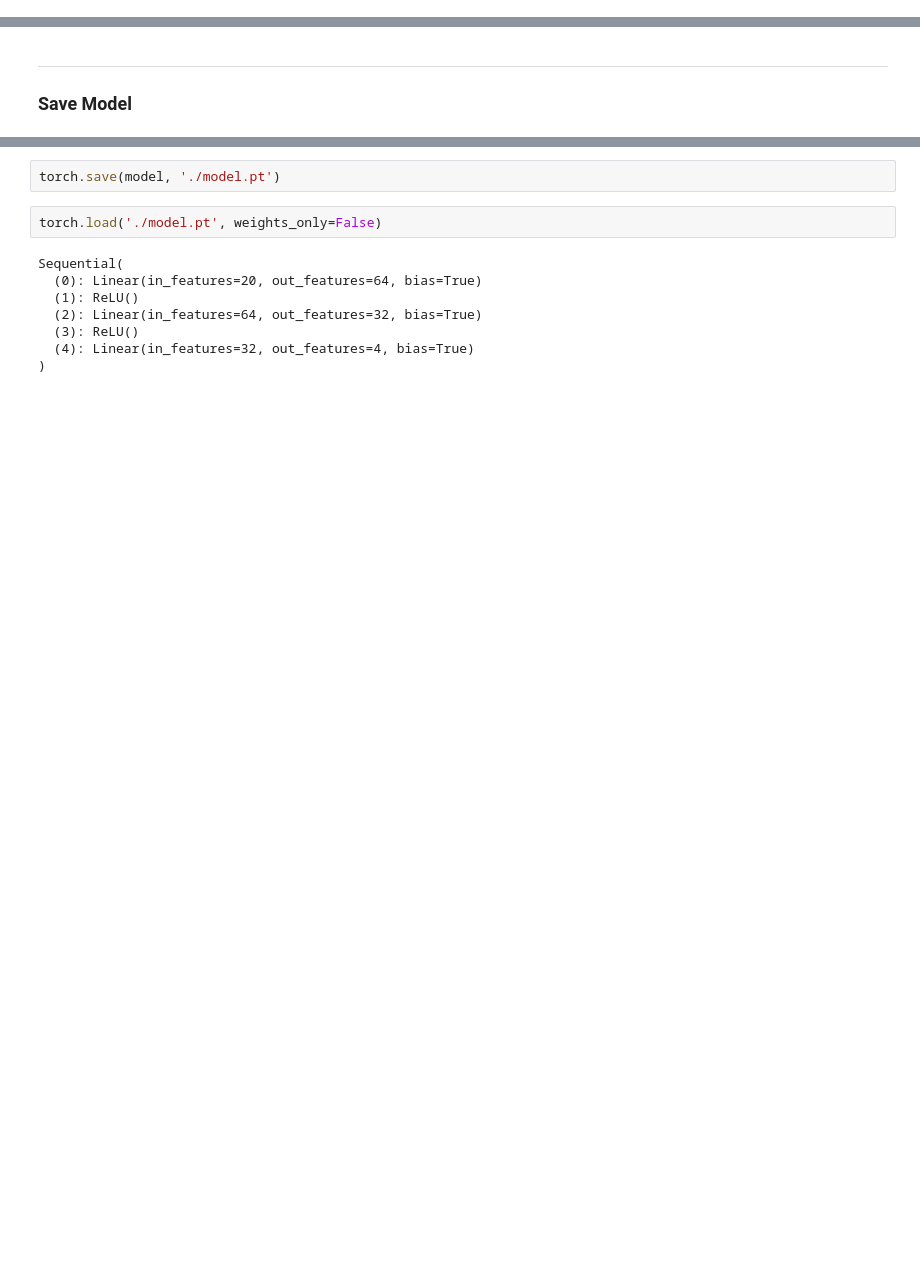
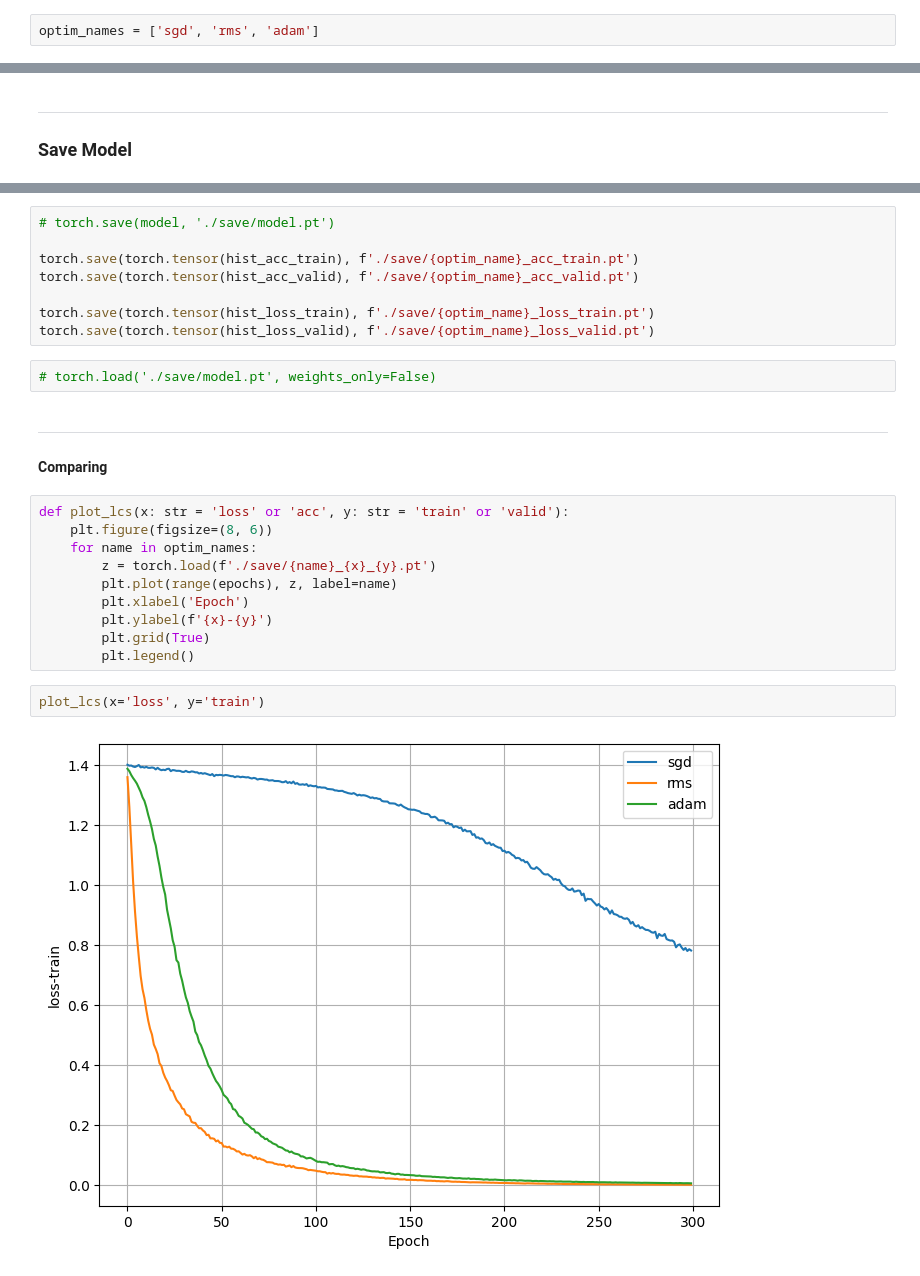
Before and after one commit to salehghotbani/MLP_Mobile_Price, a Jupyter notebook: Mobile_Price_MLP.ipynb, the cells around one changed output, grey strips where cells are left out. Drawn from its saved outputs; the diff is of its cells as text; blank space fills up the shorter version.

```diff
--- a/Mobile_Price_MLP.ipynb
+++ b/Mobile_Price_MLP.ipynb
@@ -133,4 +135,6 @@ loss_fn = torch.nn.CrossEntropyLoss()
 # %% [markdown]
 ---
 ### Optimizer
+# %%
+optim_names = ['sgd', 'rms', 'adam']
 # %%
@@ -310,12 +315,27 @@ ax.legend()
 # %%
-torch.save(model, './model.pt')
+# torch.save(model, './save/model.pt')
+
+torch.save(torch.tensor(hist_acc_train), f'./save/{optim_name}_acc_train.pt')
+torch.save(torch.tensor(hist_acc_valid), f'./save/{optim_name}_acc_valid.pt')
+
+torch.save(torch.tensor(hist_loss_train), f'./save/{optim_name}_loss_train.pt')
+torch.save(torch.tensor(hist_loss_valid), f'./save/{optim_name}_loss_valid.pt')
 # %%
-torch.load('./model.pt', weights_only=False)
+# torch.load('./save/model.pt', weights_only=False)
-# %% [output]
-Sequential(
-  (0): Linear(in_features=20, out_features=64, bias=True)
-  (1): ReLU()
-  (2): Linear(in_features=64, out_features=32, bias=True)
-  (3): ReLU()
-  (4): Linear(in_features=32, out_features=4, bias=True)
-)
+# %% [markdown]
+---
+#### Comparing
+# %%
+def plot_lcs(x: str = 'loss' or 'acc', y: str = 'train' or 'valid'):
+    plt.figure(figsize=(8, 6))
+    for name in optim_names:
+        z = torch.load(f'./save/{name}_{x}_{y}.pt')
+        plt.plot(range(epochs), z, label=name)
+        plt.xlabel('Epoch')
+        plt.ylabel(f'{x}-{y}')
+        plt.grid(True)
+        plt.legend()
+# %%
+plot_lcs(x='loss', y='train')
+# %% [output]
+[figure, added]
```
Also changed, not shown: parts of 11 cells of this notebook, 13 other files.
